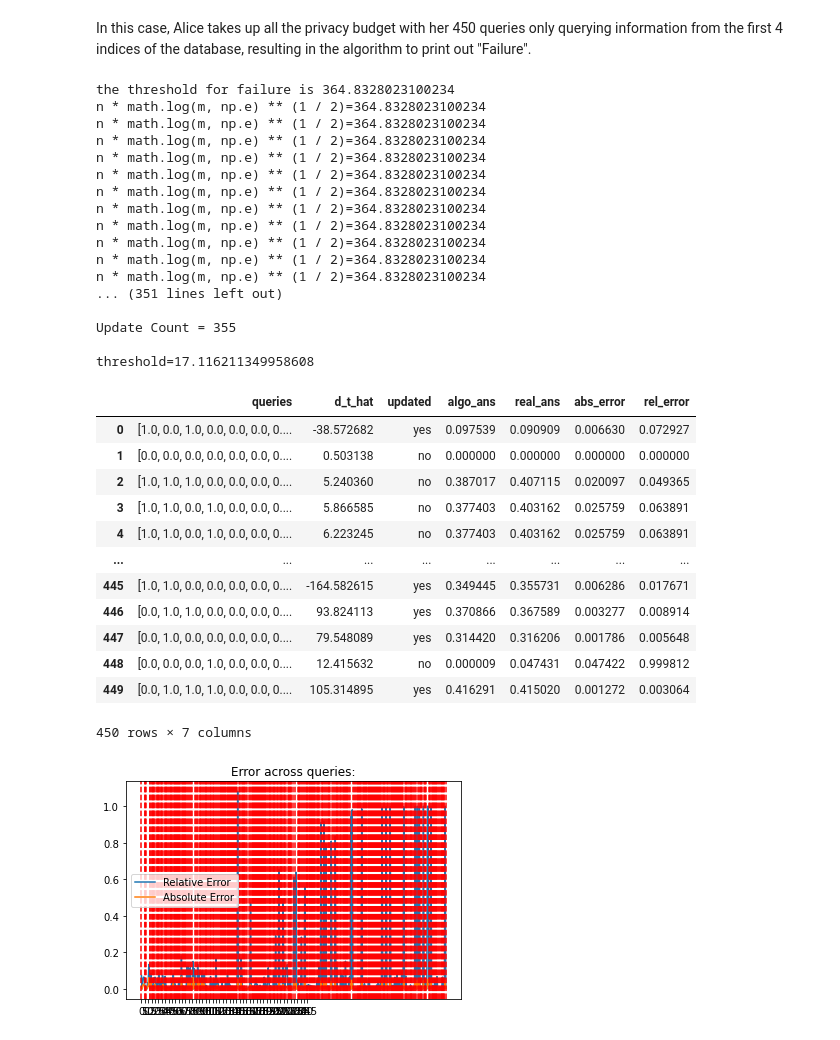
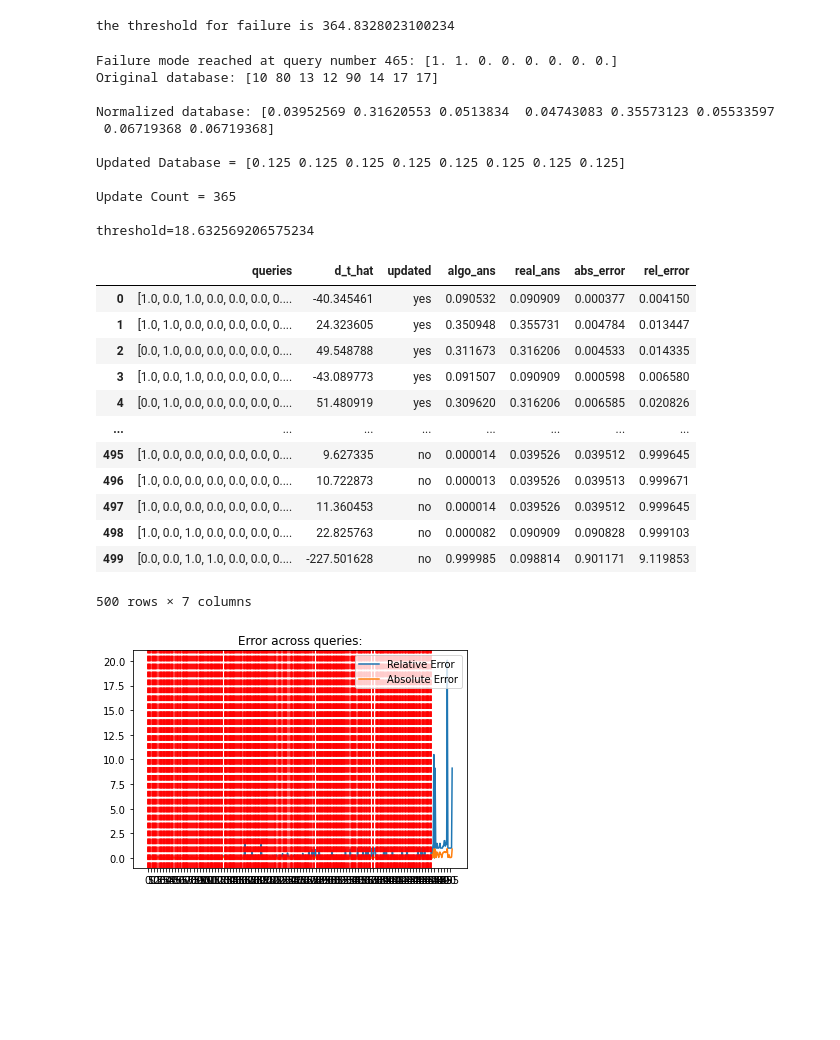
Before and after one commit to yikai-wu/Multi-Analyst-DP, a Jupyter notebook: src/pmw/run_until_failure.ipynb, the cells around one changed output. Saved outputs shown, nothing was run; the diff lists cells and outputs as text; code cells hidden in the pictures; blank space fills up the shorter version.

```diff
--- a/src/pmw/run_until_failure.ipynb
+++ b/src/pmw/run_until_failure.ipynb
@@ -151,46 +157,40 @@ Alice some random set of queries that only query indexes 1-4. Alice's queries co
-# %% [markdown]
-In this case, Alice takes up all the privacy budget with her 450 queries only querying information from the first 4 indices of the database, resulting in the algorithm to print out "Failure".
+# %%
+x_small = np.array([10, 80, 13, 12, 90, 14, 17, 17])
+m = x_small.size  # database len
+n = x_small.sum()
+print(f'the threshold for failure is {n * math.log(m, np.e) ** (1 / 2)}')
+# %% [output]
+the threshold for failure is 364.8328023100234
 # %%
-x_small = np.array([10, 80, 13, 12, 90, 14, 17, 17])
-m = x_small.size  # database len
-n = x_small.sum()
-print(f'the threshold for failure is {n * math.log(m, np.e) ** (1 / 2)}')
+random_array = np.random.randint(2, size=(500,4))
+zero_array = np.zeros((500,4))
+alice = np.hstack((random_array, zero_array))
+bob = np.hstack((zero_array, random_array))
 
-alice_firstfour = np.random.randint(2, size=(450,4))
-alice_lastfour = np.zeros((450,4))
-alice = np.hstack((alice_firstfour, alice_lastfour))
-bob = np.hstack((alice_lastfour, alice_firstfour))
-
-pmw(workload=alice, x=x_small, eps=10, beta=0.1, k=450, to_return='pd')
+pmw(workload=alice, x=x_small, eps=10, beta=0.1, k=500, to_return='pd')
 # %% [output]
-the threshold for failure is 364.8328023100234
-n * math.log(m, np.e) ** (1 / 2)=364.8328023100234
-n * math.log(m, np.e) ** (1 / 2)=364.8328023100234
-n * math.log(m, np.e) ** (1 / 2)=364.8328023100234
-n * math.log(m, np.e) ** (1 / 2)=364.8328023100234
-n * math.log(m, np.e) ** (1 / 2)=364.8328023100234
-n * math.log(m, np.e) ** (1 / 2)=364.8328023100234
-n * math.log(m, np.e) ** (1 / 2)=364.8328023100234
-n * math.log(m, np.e) ** (1 / 2)=364.8328023100234
-n * math.log(m, np.e) ** (1 / 2)=364.8328023100234
-n * math.log(m, np.e) ** (1 / 2)=364.8328023100234
-n * math.log(m, np.e) ** (1 / 2)=364.8328023100234
-... (351 lines left out)
+Failure mode reached at query number 465: [1. 1. 0. 0. 0. 0. 0. 0.]
+Original database: [10 80 13 12 90 14 17 17]
 
-Update Count = 355
+Normalized database: [0.03952569 0.31620553 0.0513834  0.04743083 0.35573123 0.05533597
+ 0.06719368 0.06719368]
 
-threshold=17.116211349958608
+Updated Database = [0.125 0.125 0.125 0.125 0.125 0.125 0.125 0.125]
+
+Update Count = 365
+
+threshold=18.632569206575234
 |  | queries | d_t_hat | updated | algo_ans | real_ans | abs_error | rel_error |
-| 0 | [1.0, 0.0, 1.0, 0.0, 0.0, 0.0, 0.... | -38.572682 | yes | 0.097539 | 0.090909 | 0.006630 | 0.072927 |
-| 1 | [0.0, 0.0, 0.0, 0.0, 0.0, 0.0, 0.... | 0.503138 | no | 0.000000 | 0.000000 | 0.000000 | 0.000000 |
-| 2 | [1.0, 1.0, 1.0, 0.0, 0.0, 0.0, 0.... | 5.240360 | no | 0.387017 | 0.407115 | 0.020097 | 0.049365 |
-| 3 | [1.0, 1.0, 0.0, 1.0, 0.0, 0.0, 0.... | 5.866585 | no | 0.377403 | 0.403162 | 0.025759 | 0.063891 |
-| 4 | [1.0, 1.0, 0.0, 1.0, 0.0, 0.0, 0.... | 6.223245 | no | 0.377403 | 0.403162 | 0.025759 | 0.063891 |
+| 0 | [1.0, 0.0, 1.0, 0.0, 0.0, 0.0, 0.... | -40.345461 | yes | 0.090532 | 0.090909 | 0.000377 | 0.004150 |
+| 1 | [1.0, 1.0, 0.0, 0.0, 0.0, 0.0, 0.... | 24.323605 | yes | 0.350948 | 0.355731 | 0.004784 | 0.013447 |
+| 2 | [0.0, 1.0, 0.0, 0.0, 0.0, 0.0, 0.... | 49.548788 | yes | 0.311673 | 0.316206 | 0.004533 | 0.014335 |
+| 3 | [1.0, 0.0, 1.0, 0.0, 0.0, 0.0, 0.... | -43.089773 | yes | 0.091507 | 0.090909 | 0.000598 | 0.006580 |
+| 4 | [0.0, 1.0, 0.0, 0.0, 0.0, 0.0, 0.... | 51.480919 | yes | 0.309620 | 0.316206 | 0.006585 | 0.020826 |
 | ... | ... | ... | ... | ... | ... | ... | ... |
-| 445 | [1.0, 1.0, 0.0, 0.0, 0.0, 0.0, 0.... | -164.582615 | yes | 0.349445 | 0.355731 | 0.006286 | 0.017671 |
-| 446 | [0.0, 1.0, 1.0, 0.0, 0.0, 0.0, 0.... | 93.824113 | yes | 0.370866 | 0.367589 | 0.003277 | 0.008914 |
-| 447 | [0.0, 1.0, 0.0, 0.0, 0.0, 0.0, 0.... | 79.548089 | yes | 0.314420 | 0.316206 | 0.001786 | 0.005648 |
-| 448 | [0.0, 0.0, 0.0, 1.0, 0.0, 0.0, 0.... | 12.415632 | no | 0.000009 | 0.047431 | 0.047422 | 0.999812 |
-| 449 | [0.0, 1.0, 1.0, 1.0, 0.0, 0.0, 0.... | 105.314895 | yes | 0.416291 | 0.415020 | 0.001272 | 0.003064 |
+| 495 | [1.0, 0.0, 0.0, 0.0, 0.0, 0.0, 0.... | 9.627335 | no | 0.000014 | 0.039526 | 0.039512 | 0.999645 |
+| 496 | [1.0, 0.0, 0.0, 0.0, 0.0, 0.0, 0.... | 10.722873 | no | 0.000013 | 0.039526 | 0.039513 | 0.999671 |
+| 497 | [1.0, 0.0, 0.0, 0.0, 0.0, 0.0, 0.... | 11.360453 | no | 0.000014 | 0.039526 | 0.039512 | 0.999645 |
+| 498 | [1.0, 0.0, 1.0, 0.0, 0.0, 0.0, 0.... | 22.825763 | no | 0.000082 | 0.090909 | 0.090828 | 0.999103 |
+| 499 | [0.0, 0.0, 1.0, 1.0, 0.0, 0.0, 0.... | -227.501628 | no | 0.999985 | 0.098814 | 0.901171 | 9.119853 |
-450 rows × 7 columns
+500 rows × 7 columns
-[figure, old version]
+[figure, new version]
```
Also changed, not shown: parts of 4 cells of this notebook.
